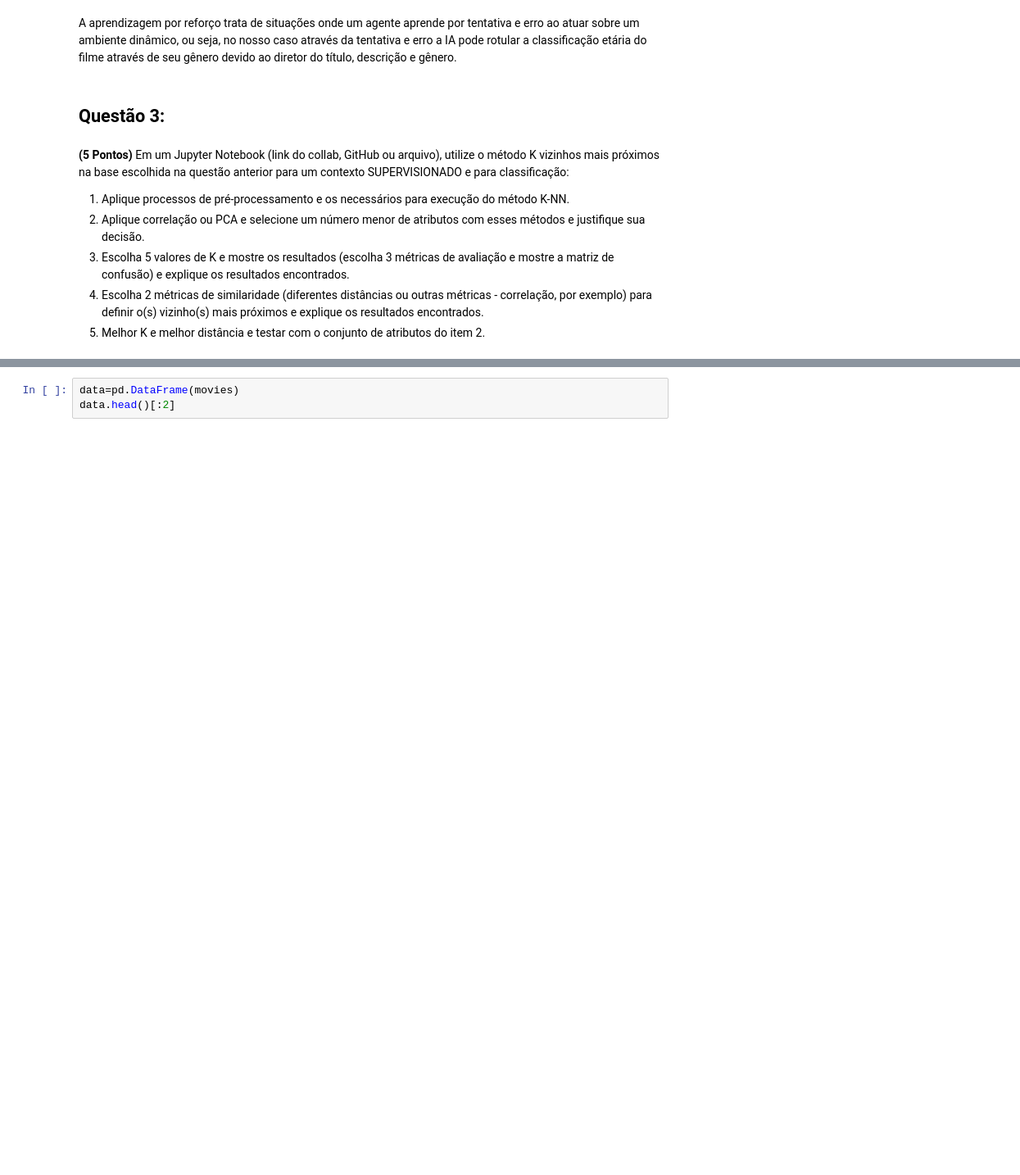
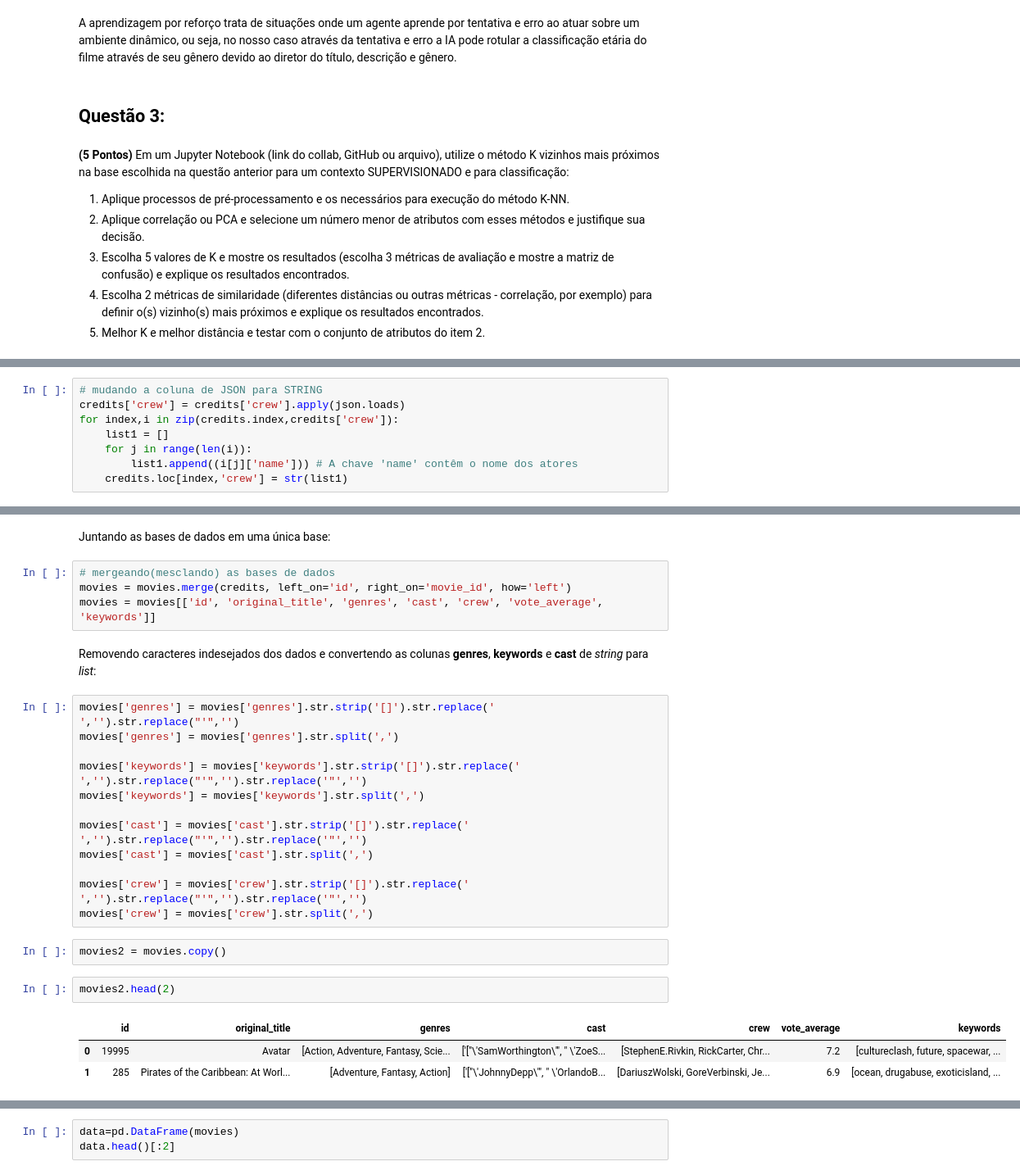
Before and after one commit to mthonorio/IA, a Jupyter notebook: prova_1/IA_Prova_1.ipynb, the cells around one changed output, grey strips where cells are left out. Shown at 82% size. Cells and saved outputs as stored; diff of their text form; blank space fills up the shorter version.

```diff
--- a/prova_1/IA_Prova_1.ipynb
+++ b/prova_1/IA_Prova_1.ipynb
@@ -122,0 +117,8 @@ Name: genres, Length: 4803, dtype: object
+# %%
+# mudando a coluna de JSON para STRING
+credits['crew'] = credits['crew'].apply(json.loads)
+for index,i in zip(credits.index,credits['crew']):
+    list1 = []
+    for j in range(len(i)):
+        list1.append((i[j]['name'])) # A chave 'name' contêm o nome dos atores
+    credits.loc[index,'crew'] = str(list1)
@@ -122,0 +140,28 @@ Name: genres, Length: 4803, dtype: object
+# %% [markdown]
+Juntando as bases de dados em uma única base:
+# %%
+# mergeando(mesclando) as bases de dados
+movies = movies.merge(credits, left_on='id', right_on='movie_id', how='left')
+movies = movies[['id', 'original_title', 'genres', 'cast', 'crew', 'vote_average', 'keywords']]
+# %% [markdown]
+Removendo caracteres indesejados dos dados e convertendo as colunas **genres**, **keywords** e **cast** de *string* para *list*:
+# %%
+movies['genres'] = movies['genres'].str.strip('[]').str.replace(' ','').str.replace("'",'')
+movies['genres'] = movies['genres'].str.split(',')
+
+movies['keywords'] = movies['keywords'].str.strip('[]').str.replace(' ','').str.replace("'",'').str.replace('"','')
+movies['keywords'] = movies['keywords'].str.split(',')
+
+movies['cast'] = movies['cast'].str.strip('[]').str.replace(' ','').str.replace("'",'').str.replace('"','')
+movies['cast'] = movies['cast'].str.split(',')
+
+movies['crew'] = movies['crew'].str.strip('[]').str.replace(' ','').str.replace("'",'').str.replace('"','')
+movies['crew'] = movies['crew'].str.split(',')
+# %%
+movies2 = movies.copy()
+# %%
+movies2.head(2)
+# %% [output]
+|  | id | original_title | genres | cast | crew | vote_average | keywords |
+| 0 | 19995 | Avatar | [Action, Adventure, Fantasy, Scie... | ['["\'SamWorthington\'", " \'ZoeS... | [StephenE.Rivkin, RickCarter, Chr... | 7.2 | [cultureclash, future, spacewar, ... |
+| 1 | 285 | Pirates of the Caribbean: At Worl... | [Adventure, Fantasy, Action] | ['["\'JohnnyDepp\'", " \'OrlandoB... | [DariuszWolski, GoreVerbinski, Je... | 6.9 | [ocean, drugabuse, exoticisland, ... |
```
Also changed, not shown: parts of 80 cells of this notebook.
